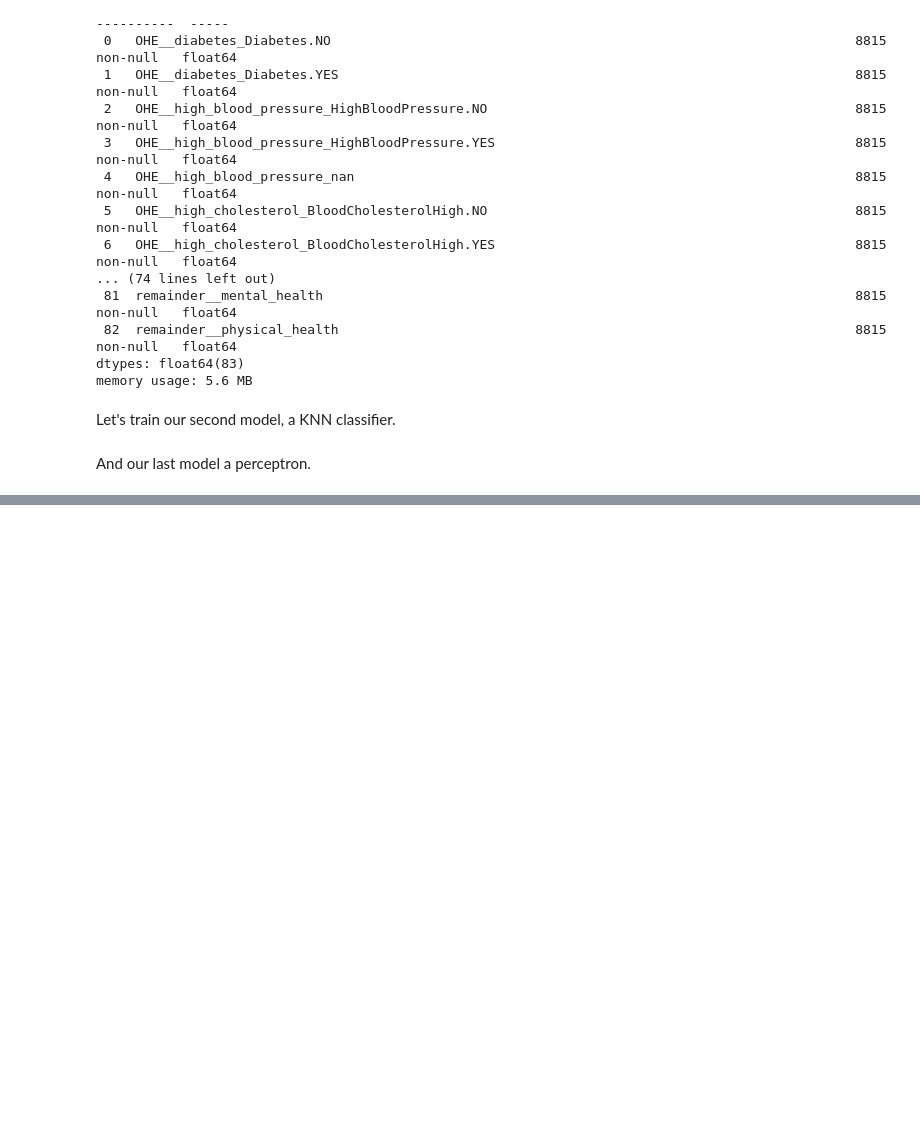
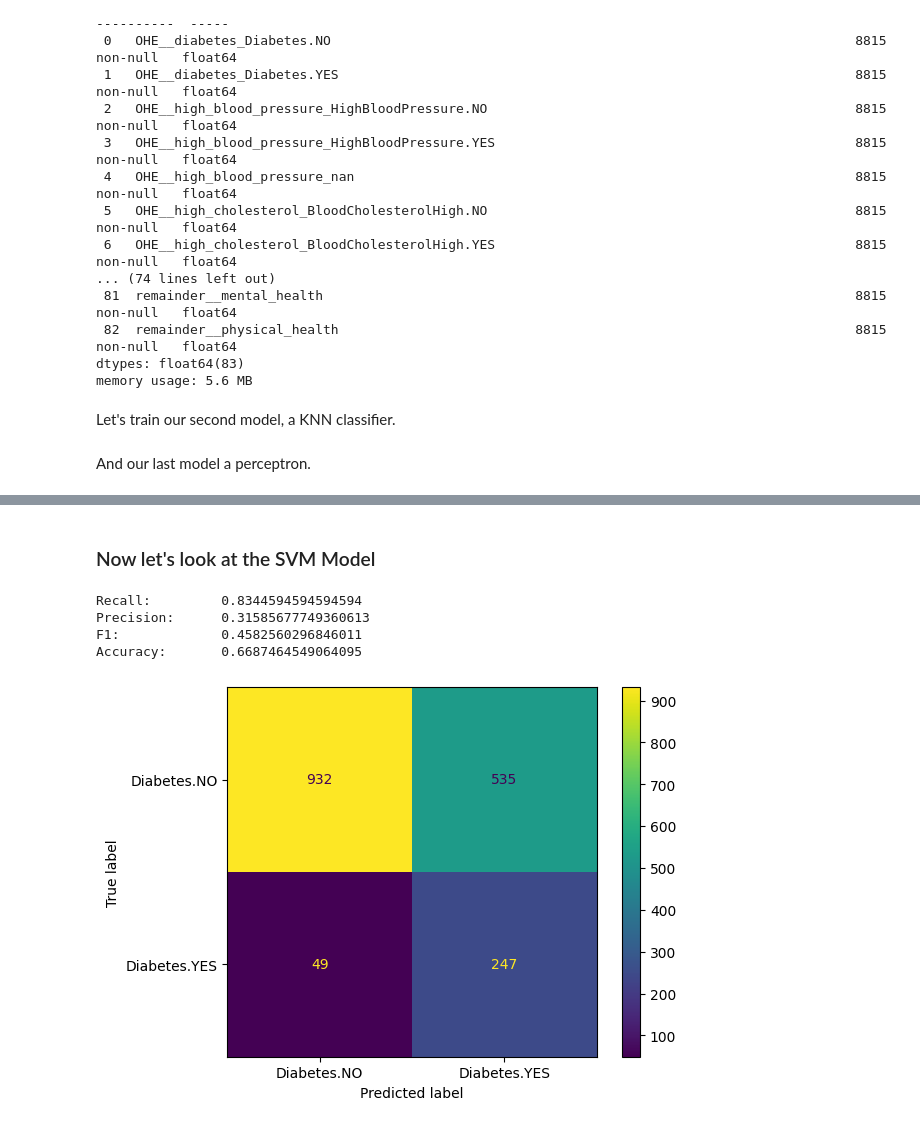
Before and after one commit to ralisv/IB031-Diabetes, a Jupyter notebook: solution.ipynb, the cells around one changed output, grey strips where cells are left out. Cells and saved outputs as stored; diff of their text form; code cells hidden in the pictures; blank space fills up the shorter version.

Commit message:
Add SVM model

```diff
--- a/solution.ipynb
+++ b/solution.ipynb
@@ -320,0 +319,2 @@ Missing values in X_train: 0
+# %% [markdown]
+### Now let's look at the SVM Model
@@ -320,0 +374,32 @@ Missing values in X_train: 0
+# %%
+from sklearn.metrics import f1_score, accuracy_score, precision_score, ConfusionMatrixDisplay
+
+
+# Final SVM pipeline
+svm_pipeline = make_pipeline(
+    column_transformer,
+    KNNImputer(n_neighbors=3),
+    MinMaxScaler(feature_range=(0, 1)),
+    SVC(kernel="rbf", C=0.05, gamma=0.1, class_weight="balanced",)
+)
+
+svm_pipeline.fit(diabetes_train_X, diabetes_train_y)
+
+svm_predicted = svm_pipeline.predict(diabetes_test_X)
+
+
+print(f"Recall:\t\t{recall_score(diabetes_test_y, svm_predicted, pos_label='Diabetes.YES')}")
+print(f"Precision:\t{precision_score(diabetes_test_y, svm_predicted, pos_label='Diabetes.YES')}")
+print(f"F1:\t\t{f1_score(diabetes_test_y, svm_predicted, pos_label='Diabetes.YES')}")
+print(f"Accuracy:\t{accuracy_score(diabetes_test_y, svm_predicted)}")
+
+# Display confusion matrix
+cm = confusion_matrix(diabetes_test_y, svm_predicted)
+ConfusionMatrixDisplay(cm, display_labels=svm_pipeline.classes_).plot()
+plt.show()
+# %% [output]
+Recall:         0.8344594594594594
+Precision:      0.31585677749360613
+F1:             0.4582560296846011
+Accuracy:       0.6687464549064095
+[figure, added]
```
Also changed, not shown: parts of 3 cells of this notebook.
